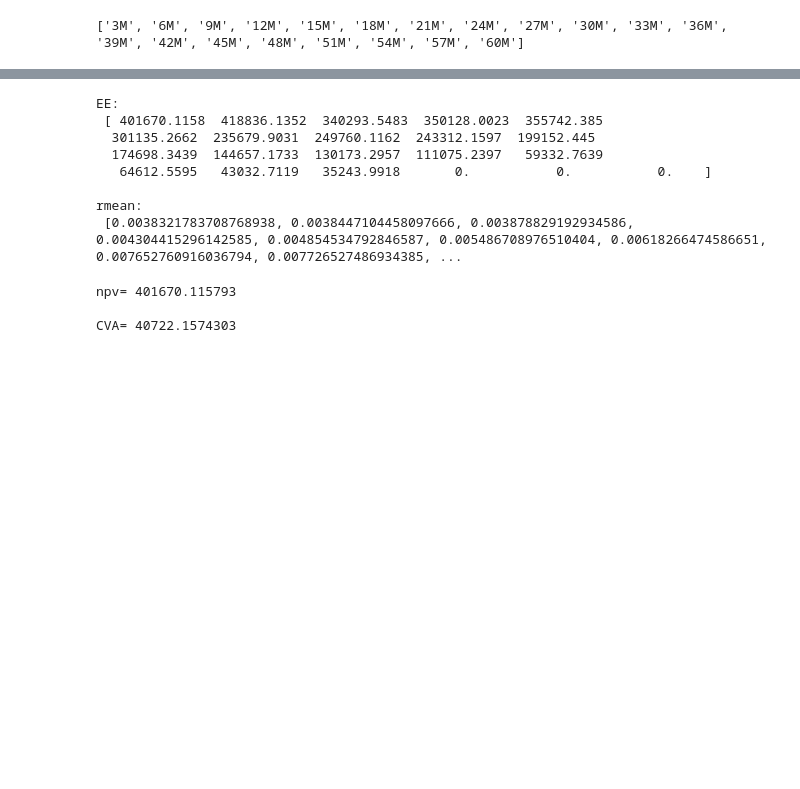
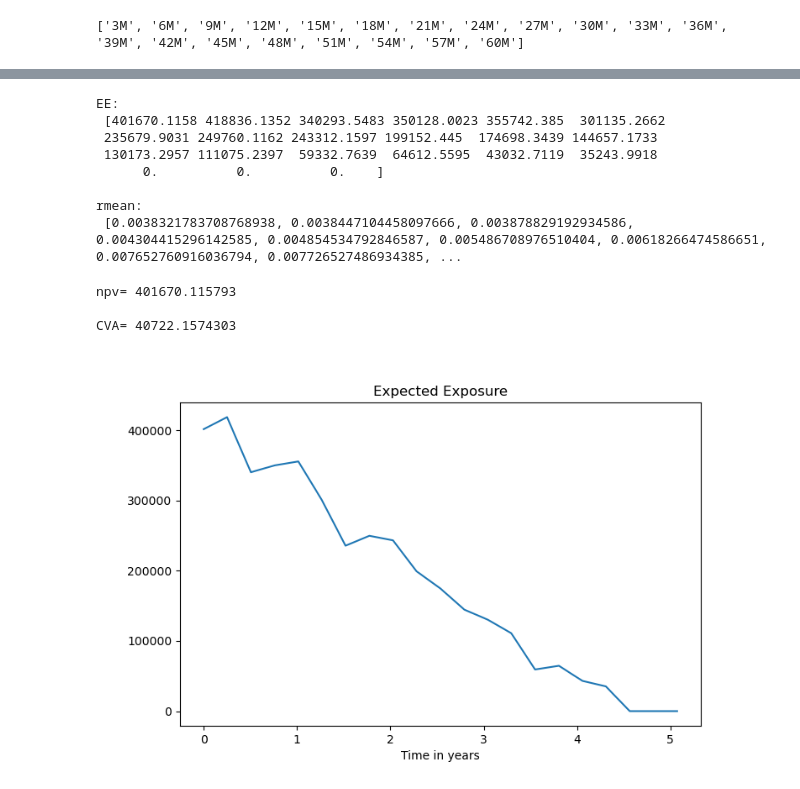
Before and after one commit to enthought/pyql, a Jupyter notebook: examples/notebooks/CVA computation.ipynb, the cells around one changed output, grey strips where cells are left out. Saved outputs shown, nothing was run; the diff lists cells and outputs as text; code cells hidden in the pictures; blank space fills up the shorter version.

```diff
--- a/examples/notebooks/CVA computation.ipynb
+++ b/examples/notebooks/CVA computation.ipynb
@@ -225,11 +226,11 @@ for i in range(0, len(Dates), 2):
 #swap 1 definition
 maturity = Date(26, 12, 2018)
 fixed_schedule = Schedule.from_rule(start_date, maturity, Period("6M"), TARGET(),
-                                    ModifiedFollowing, ModifiedFollowing, Forward,
+                                    ModifiedFollowing, ModifiedFollowing, Rule.Forward,
                                     False)
 floating_schedule = Schedule.from_rule(start_date, maturity, Period("6M"),
                                        TARGET(), ModifiedFollowing,
-                                       ModifiedFollowing, Forward, False)
+                                       ModifiedFollowing, Rule.Forward, False)
 swap1 = VanillaSwap(Receiver, 10_000_000, fixed_schedule, 0.02, Actual360(),
                     floating_schedule, index, 0, Actual360())  #0.01215
 # %%
@@ -259,10 +260,10 @@ print('\nrmean:\n', rmean)
 #print '\n95% are in \n',zip(rmean-2*rstd,rmean+2*rstd)
 # %% [output]
 EE:
- [ 401670.1158  418836.1352  340293.5483  350128.0023  355742.385
-  301135.2662  235679.9031  249760.1162  243312.1597  199152.445
-  174698.3439  144657.1733  130173.2957  111075.2397   59332.7639
-   64612.5595   43032.7119   35243.9918       0.           0.           0.    ]
+ [401670.1158 418836.1352 340293.5483 350128.0023 355742.385  301135.2662
+ 235679.9031 249760.1162 243312.1597 199152.445  174698.3439 144657.1733
+ 130173.2957 111075.2397  59332.7639  64612.5595  43032.7119  35243.9918
+      0.          0.          0.    ]
 
 rmean:
  [0.0038321783708768938, 0.0038447104458097666, 0.003878829192934586, 0.004304415296142585, 0.004854534792846587, 0.005486708976510404, 0.00618266474586651, 0.007652760916036794, 0.007726527486934385, ...
@@ -281,3 +282,14 @@ print("\nCVA=", CVA)
 npv= 401670.115793
 
 CVA= 40722.1574303
+# %%
+plt.figure(figsize=(8, 5))
+plt.plot(T, EE)
+plt.xlabel("Time in years")
+plt.title('Expected Exposure')
+#plot(T,np.mean(rmat,axis=0))
+#plot(T,rmean)
+#plot(T,[npvMat[0,0]]*len(T))
+plt.show()
+# %% [output]
+[figure, added]
```
Also changed, not shown: parts of 5 cells of this notebook, 9 other files.
